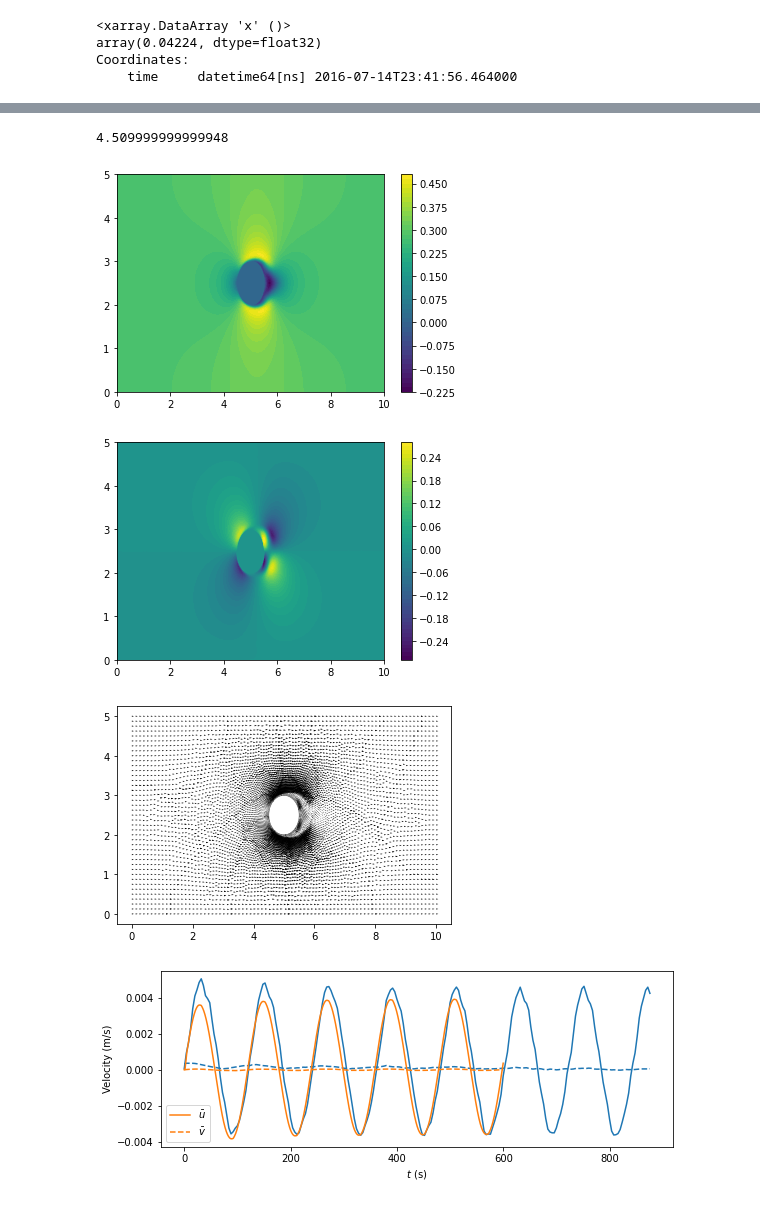
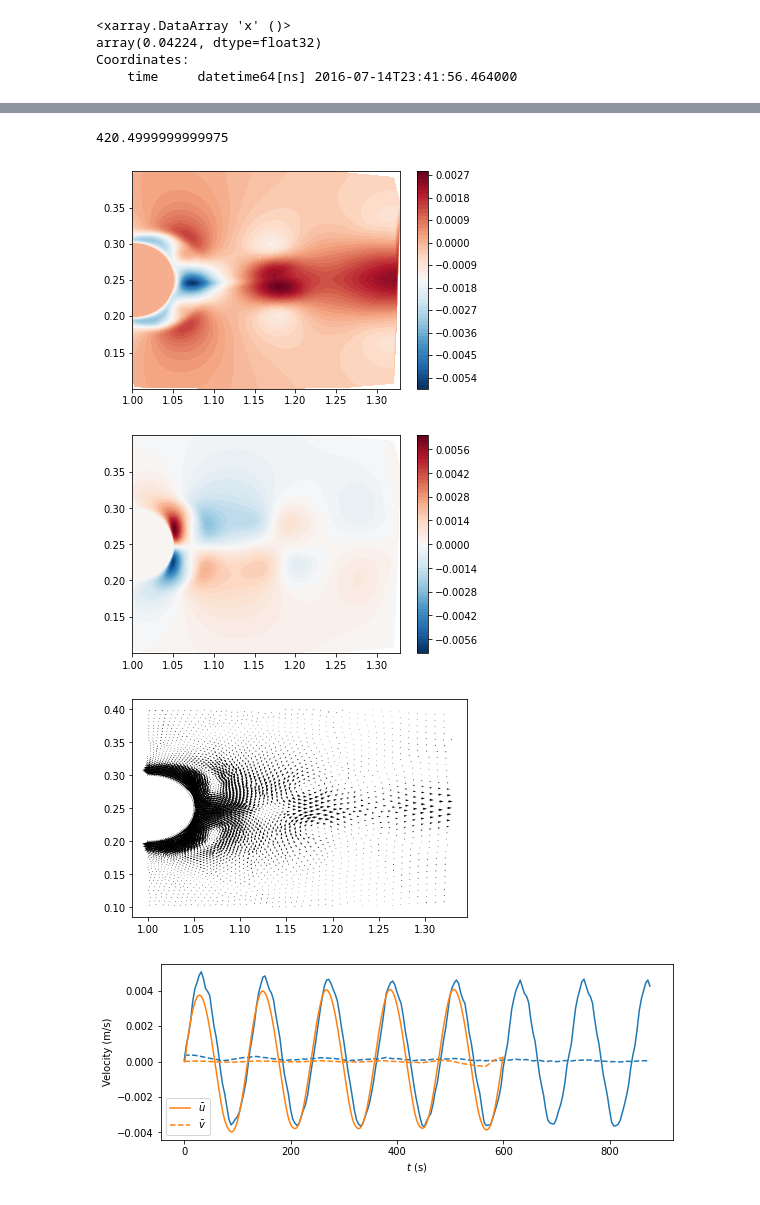
Before and after one commit to connor-duffin/sswfe, a Jupyter notebook: docs/jfm-run-8-simple-comparisons.ipynb, the cells around one changed output, grey strips where cells are left out. Drawn from its saved outputs; the diff is of its cells as text; code cells hidden in the pictures.

```diff
--- a/docs/jfm-run-8-simple-comparisons.ipynb
+++ b/docs/jfm-run-8-simple-comparisons.ipynb
@@ -83,36 +87,37 @@ Coordinates:
 output_file = "../outputs/branson-nondim.h5"
 outputs = h5py.File(output_file, "r")
 
-coords = outputs["x"][:]
-t = outputs["t"][:]
+# rescale from nondimensionalization
+coords = 0.1 * outputs["x"][:]
+t = 10 * outputs["t"][:]
 x, y = coords[:, 0], coords[:, 1]
-u_out = outputs["u"][:]
-v_out = outputs["v"][:]
+u_out = 0.01 * outputs["u"][:]
+v_out = 0.01 * outputs["v"][:]
 outputs.close()
 # %%
 # create mask for computing area of interest
-mask = np.logical_and(x >= 0., x <= 10.)
-mask = np.logical_and(mask, y >= 0.)
-mask = np.logical_and(mask, y <= 5.)
+mask = np.logical_and(x >= 1., x <= 1.33)
+mask = np.logical_and(mask, y >= 0.1)
+mask = np.logical_and(mask, y <= 0.4)
 # %%
-idx_plot = 45
+idx_plot = 420
 print(t[idx_plot])
-im = plt.tricontourf(x[mask], y[mask], u_out[idx_plot, mask], 64)  # , cmap="RdBu_r")
+im = plt.tricontourf(x[mask], y[mask], u_out[idx_plot, mask], 64, cmap="RdBu_r")
 plt.colorbar(im)
 plt.show()
 
-im = plt.tricontourf(x[mask], y[mask], v_out[idx_plot, mask], 64)  # , cmap="RdBu_r")
+im = plt.tricontourf(x[mask], y[mask], v_out[idx_plot, mask], 64, cmap="RdBu_r")
 plt.colorbar(im)
 plt.show()
 # %% [output]
-4.509999999999948
+420.4999999999975
-[figure, old version]
+[figure, new version]
-[figure, old version]
+[figure, new version]
 # %%
 plt.quiver(x[mask], y[mask], u_out[idx_plot, mask], v_out[idx_plot, mask])
 plt.show()
 # %% [output]
-[figure, old version]
+[figure, new version]
 # %%
 nt = len(t)
 
@@ -126,12 +131,10 @@ fig, ax = plt.subplots(1, 1, figsize=(8, 3), constrained_layout=True)
 u_spatial_averaged.plot(x="time_rel", ax=ax, color="tab:blue")
 v_spatial_averaged.plot(x="time_rel", ax=ax, color="tab:blue", ls="--")
 
-ax.plot(
-    t,  u_ave,
-    ls="-", color="tab:orange", label=r"$\bar u$")
-ax.plot(
-    t, v_ave,
-    ls="--", color="tab:orange", label=r"$\bar v$")
+ax.plot(t,  u_ave,
+        ls="-", color="tab:orange", label=r"$\bar u$")
+ax.plot(t, v_ave,
+        ls="--", color="tab:orange", label=r"$\bar v$")
 ax.legend()
 
 ax.set_xlabel(r"$t$ (s)")
@@ -139,7 +142,7 @@ ax.set_ylabel(r"Velocity (m/s)")
 
 plt.show()
 # %% [output]
-[figure, old version]
+[figure, new version]
 # %%
 x_nearest = np.array([1.3, 0.5])
 u_depth_averaged.isel(
```
Also changed, not shown: parts of 3 cells of this notebook.
